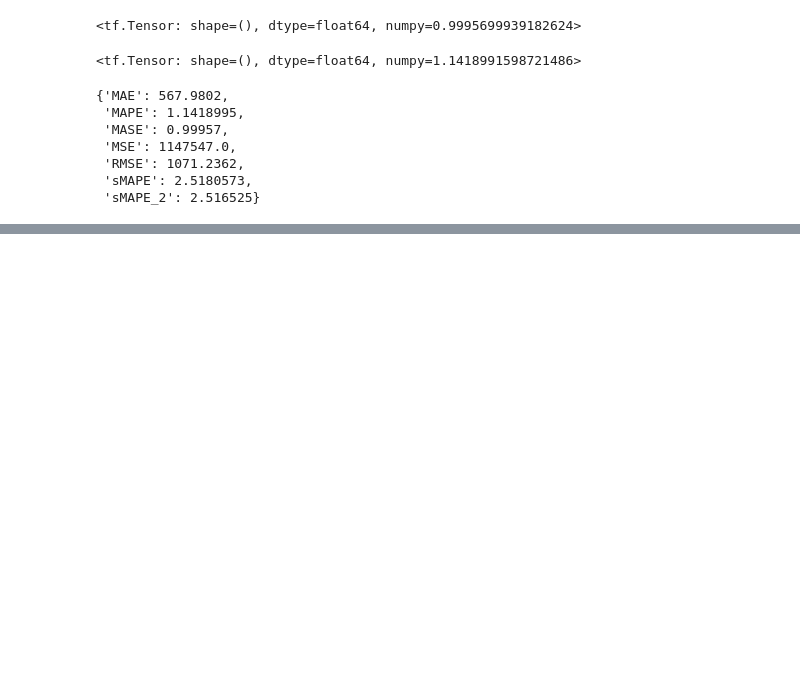
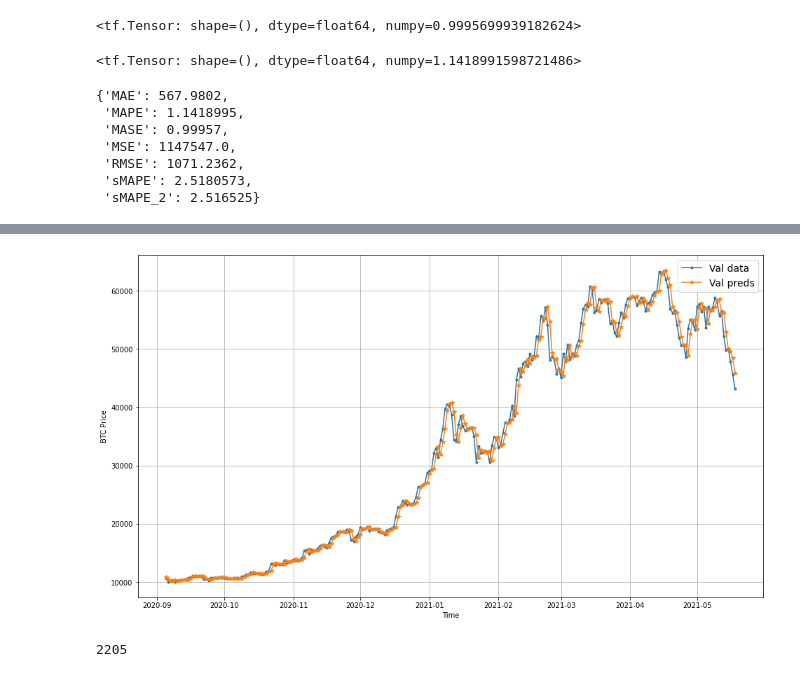
Before and after one commit to ngcheeyuan/Learner-s-Repo-for-Tensorflow, a Jupyter notebook: 10_Tensorflow_Deep_learning_time_series.ipynb, the cells around one changed output, grey strips where cells are left out. Saved outputs shown, nothing was run; the diff lists cells and outputs as text; code cells hidden in the pictures; blank space fills up the shorter version.

```diff
--- a/10_Tensorflow_Deep_learning_time_series.ipynb
+++ b/10_Tensorflow_Deep_learning_time_series.ipynb
@@ -305,0 +456,15 @@ LinkedIn Greykite:(flexible, intuitive and fast forecasts) 	https://github.com/l
+# %%
+offset = 300
+plt.figure(figsize=(16,9))
+#Account for the test_window offset and index into test_labels to ensure correct plotting
+plot_time_series(timesteps = X_test[-len(val_windows):],
+                 values = val_labels[:,0],
+                 start = offset,
+                 label = 'Val data')
+plot_time_series(timesteps = X_test[-len(val_windows):],
+                 values = model_1_preds,
+                 start = offset,
+                 format = '*',
+                 label = 'Val preds')
+# %% [output]
+[figure, added]
@@ -305,0 +477,4 @@ LinkedIn Greykite:(flexible, intuitive and fast forecasts) 	https://github.com/l
+# %%
+len(train_windows)
+# %% [output]
+2205
```
Also changed, not shown: parts of 194 cells of this notebook.
